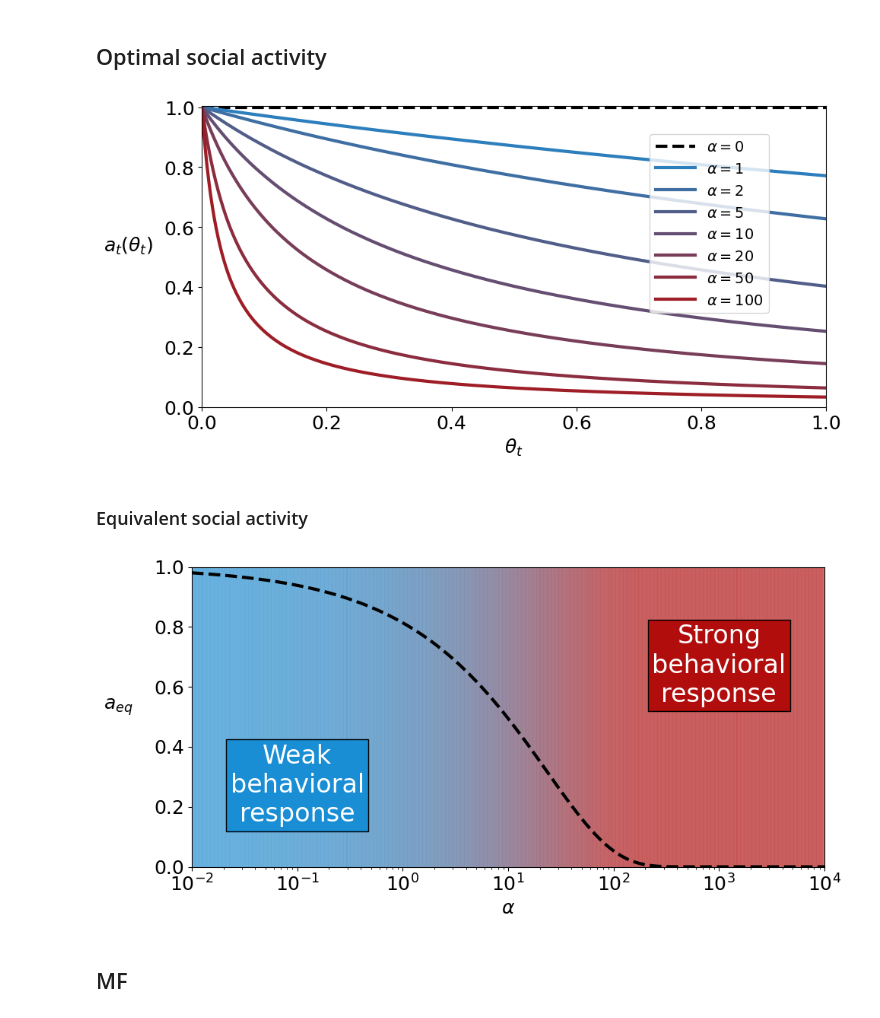
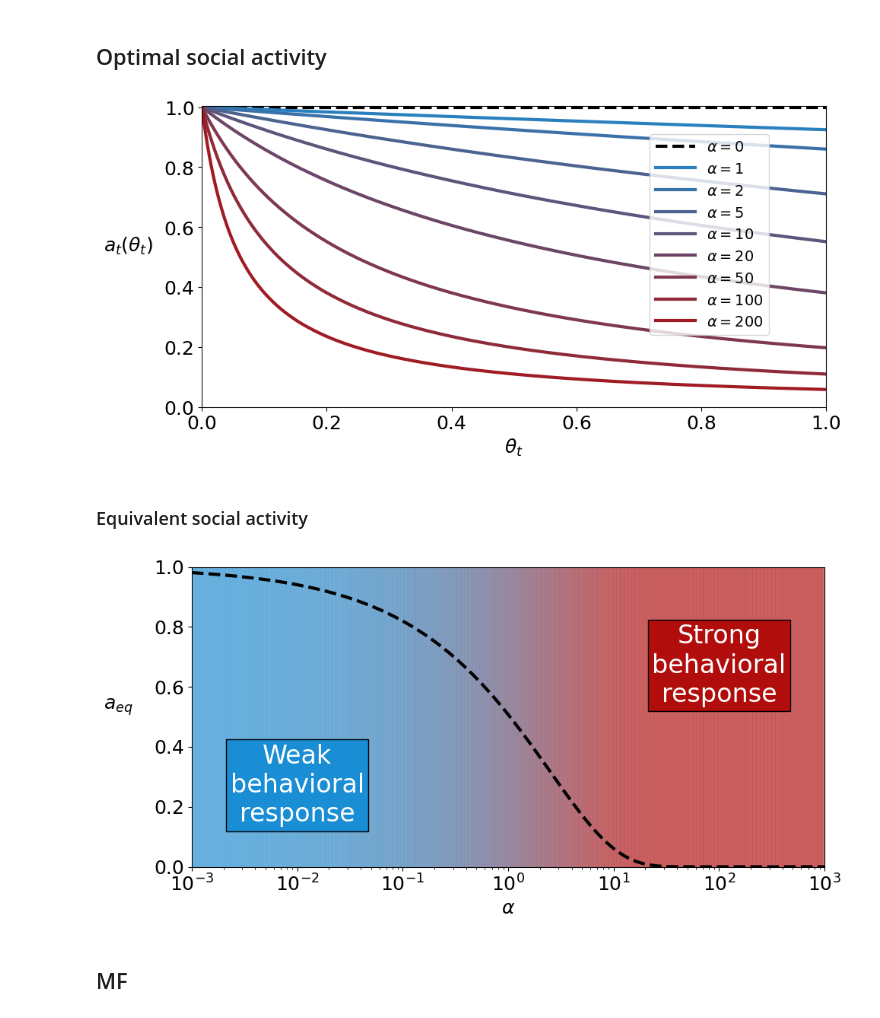
Before and after one commit to lorenzoamir/EpiNetworkPaper, a Jupyter notebook: Notebooks/EpiNetworkNotebook.ipynb, the cells around one changed output. Saved outputs shown, nothing was run; the diff lists cells and outputs as text; code cells hidden in the pictures.

```diff
--- a/Notebooks/EpiNetworkNotebook.ipynb
+++ b/Notebooks/EpiNetworkNotebook.ipynb
@@ -17,7 +18,7 @@ R_INF = True # Generates r_inf vs alpha Fig.
 I_MAX = True
 EPI_CURVES = True
 # %%
-dt = 0.1
+dt = 1
 
 # Population
 
@@ -42,7 +43,7 @@ c2 = "#b10d0dff" # red
 
 # Range
 
-alpha_grid = np.hstack((0,np.geomspace(0.1, 100, 20)))
+alpha_grid = np.hstack((0,np.geomspace(0.1, 1000, 32)))
 # %%
 def colorFader(c1, c2, opacity=1, mix=0): #fade (linear interpolate) from color c1 (at mix=0) to c2 (mix=1)
     color1=np.array(mpl.colors.to_rgba(c1))
@@ -64,41 +65,41 @@ if A_OPT == True:
     ax.tick_params(axis='y', labelsize=fontsize)
     ax.tick_params(axis='x', labelsize=fontsize)
 
-    alpha_list = np.array([0, 1, 2, 5, 10, 20, 50, 100])
+    alpha_list = np.array([0, 1, 2, 5, 10, 20, 50, 100, 200])
 
     thetas = np.linspace(0, 1, 1000)
 
     for idx, alpha in enumerate(alpha_list):
 
-        a_list = [1 / (1 + delta*(alpha/dt)*beta_MF*theta) for theta in thetas]
+        a_list = [1 / (1 + delta*(alpha/dt)*beta_MF*0.3*theta) for theta in thetas]
 
         if alpha == 0:
             linestyle = "dashed"
             color = "black"
             label = "$\\alpha = 0$"
         else:
             linestyle = "solid"
             color = colorFader(c2, c1, 1, idx/len(alpha_list))
             label = "$\\alpha = {}$".format(alpha)
 
         linewidth = 3
 
         ax.plot(thetas, a_list, label = label, linestyle=linestyle,
                 color=color, linewidth=linewidth)
 
     #ax.text(0.5, .8, "$\delta={}$".format(delta),
     #        horizontalalignment='center',
     #        color = "k",
     #        fontsize=24)
 
     plt.xlim(0,1)
     plt.ylim(0,1.005)
     fig.legend(prop={'size': 14}, handlelength=2.66, bbox_to_anchor=(0.9, 0.9))
     plt.tight_layout()
     plt.savefig("../Figures/a_opt/a_opt.pdf")
     plt.show()
 # %% [output]
-[figure, old version]
+[figure, new version]
 # %% [markdown]
 ### Equivalent social activity
 # %%
@@ -121,7 +122,7 @@ if A_EQ == True:
     ax.tick_params(axis='x', labelsize=fontsize)
 
     # Calculate with U_I but plot corresponding alpha
-    a_equiv = [scipy.optimize.fminbound(opt_fun, x1=0, x2=1, args=[U_I], disp=False, xtol=1e-12) for U_I in U_I_grid]
+    a_equiv = [scipy.optimize.fminbound(opt_fun, x1=0, x2=1, args=[U_I], disp=False, xtol=1e-15) for U_I in U_I_grid]
     ax.plot(alpha_grid, a_equiv, color="k", linestyle="dashed", linewidth=3, zorder=1)
 
     for i,x in enumerate(alpha_grid):
@@ -148,7 +149,7 @@ if A_EQ == True:
     plt.savefig("../Figures/a_eq/a_eq.pdf")
     plt.show()
 # %% [output]
-[figure, old version]
+[figure, new version]
 # %% [markdown]
 ## MF
 # %%
```
Also changed, not shown: parts of 30 cells of this notebook.
